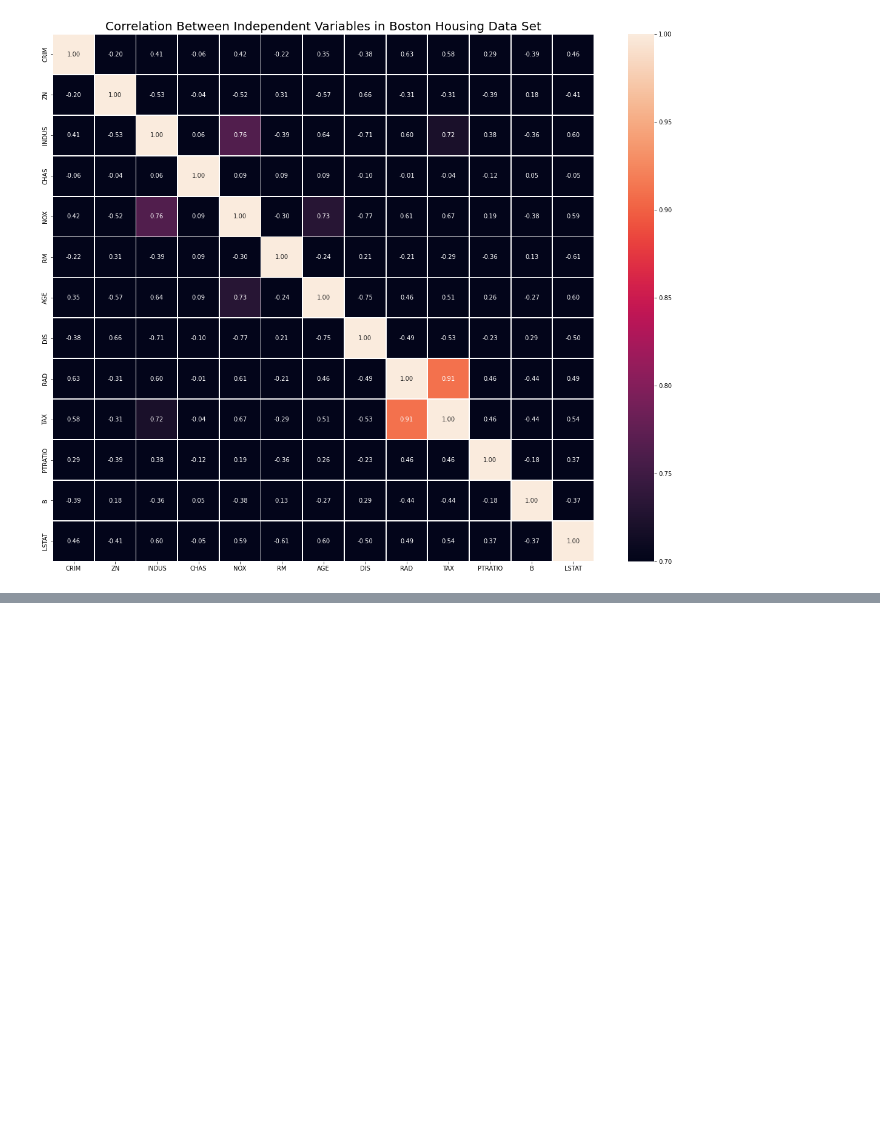
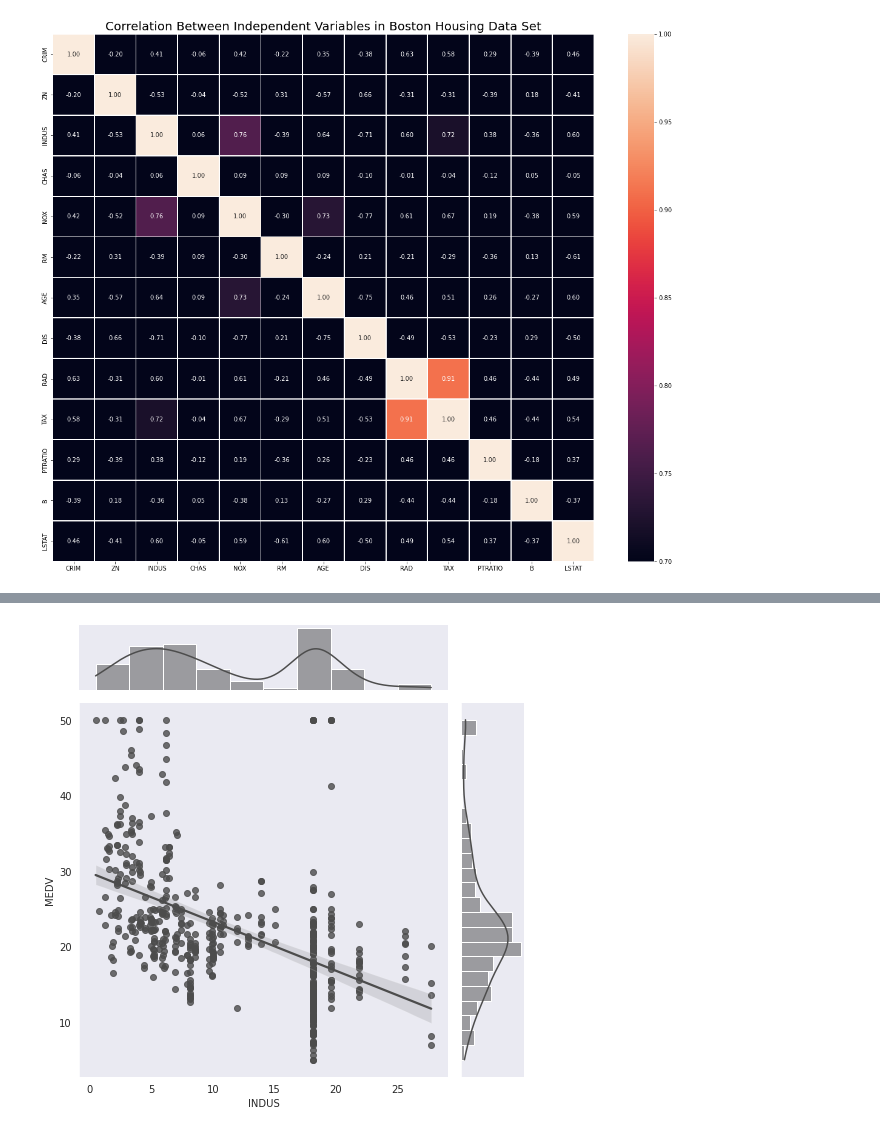
Before and after one commit to artghieri/Machine-Learning-ScitKit-Learn, a Jupyter notebook: main.ipynb, the cells around one changed output, grey strips where cells are left out. Saved outputs shown, nothing was run; the diff lists cells and outputs as text; code cells hidden in the pictures; blank space fills up the shorter version.

```diff
--- a/main.ipynb
+++ b/main.ipynb
@@ -373 +363,5 @@ sns.set_style('darkgrid')
+# %%
+jp1 = sns.jointplot(data=boston, x="INDUS", y="MEDV", kind="reg", color = '.3', height=7)
+# %% [output]
+[figure, added]
 # %%
```
Also changed, not shown: parts of 31 cells of this notebook.
